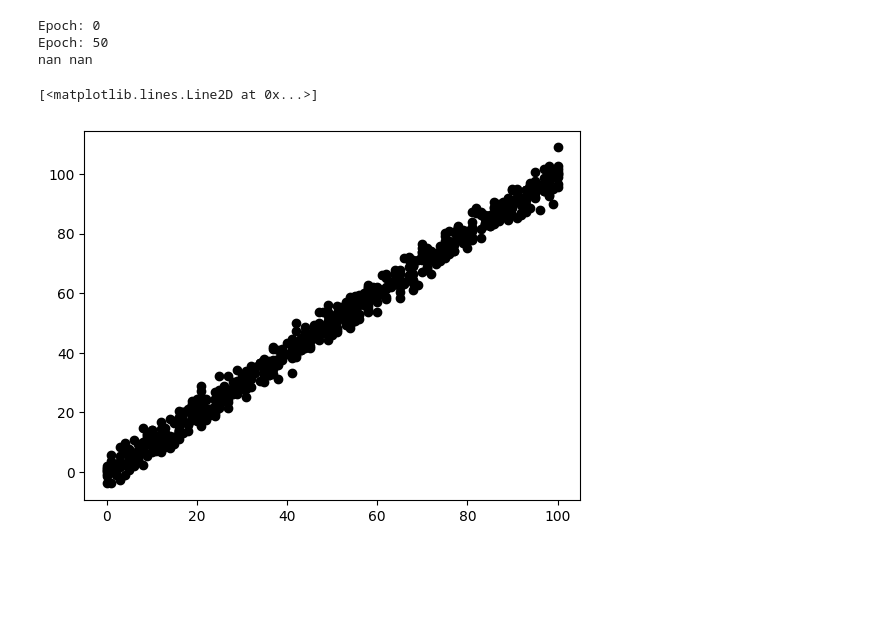
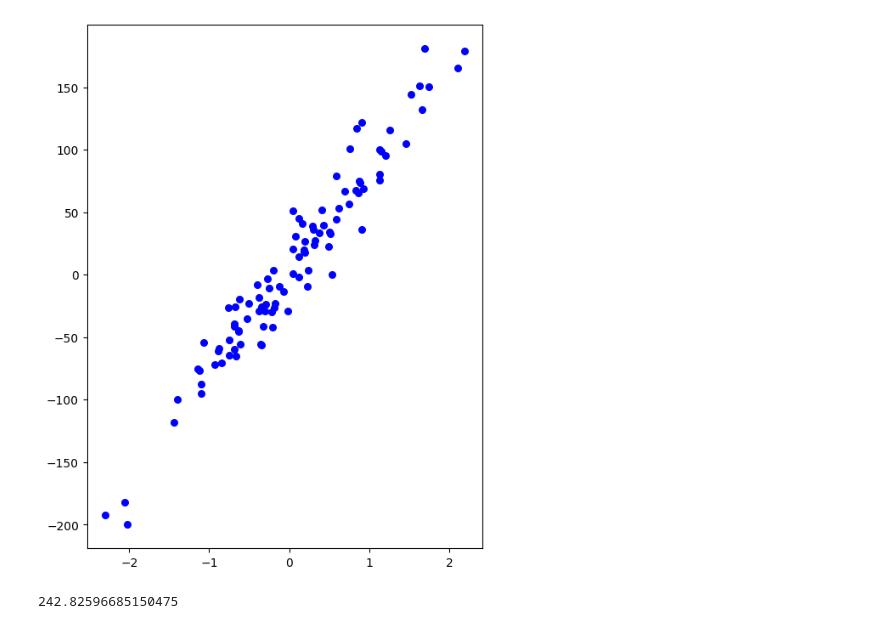
Before and after one commit to Archit1706/ML-from-Scratch, a Jupyter notebook: Linear_Regression/main.ipynb, the cells around one changed output. Cells and saved outputs as stored; diff of their text form; code cells hidden in the pictures; blank space fills up the shorter version.

Commit message:
Linear Regression

```diff
--- a/Linear_Regression/main.ipynb
+++ b/Linear_Regression/main.ipynb
@@ -122,16 +7,0 @@ epochs = 100
-# %%
-for i in range(epochs):
-    m, b = gradient_descent(m, b, data, L)
-    if i % 50 == 0:
-        print(f"Epoch: {i}")
-print(m, b)
-# %% [output]
-Epoch: 0
-Epoch: 50
-nan nan
-# %%
-plt.scatter(data.x, data.y, color="black")
-plt.plot(list(range(0, 100)), [m * x + b for x in range(0, 100)], color="red")
-# %% [output]
-[<matplotlib.lines.Line2D at 0x...>]
-[figure, removed]
@@ -137,0 +10,2 @@ plt.plot(list(range(0, 100)), [m * x + b for x in range(0, 100)], color="red")
+# %%
+X, y = datasets.make_regression(n_samples=100, n_features=1, noise=20, random_state=1)
@@ -137,0 +14,6 @@ plt.plot(list(range(0, 100)), [m * x + b for x in range(0, 100)], color="red")
+# %%
+fig = plt.figure(figsize=(6, 8))
+plt.scatter(X[:,0], y, color="b", marker="o", s=30)
+plt.show()
+# %% [output]
+[figure, added]
@@ -137,0 +29,5 @@ plt.plot(list(range(0, 100)), [m * x + b for x in range(0, 100)], color="red")
+# %%
+mse = mse(y_test, predictions)
+mse
+# %% [output]
+242.82596685150475
```
Also changed, not shown: parts of 16 cells of this notebook, 3 other files.
